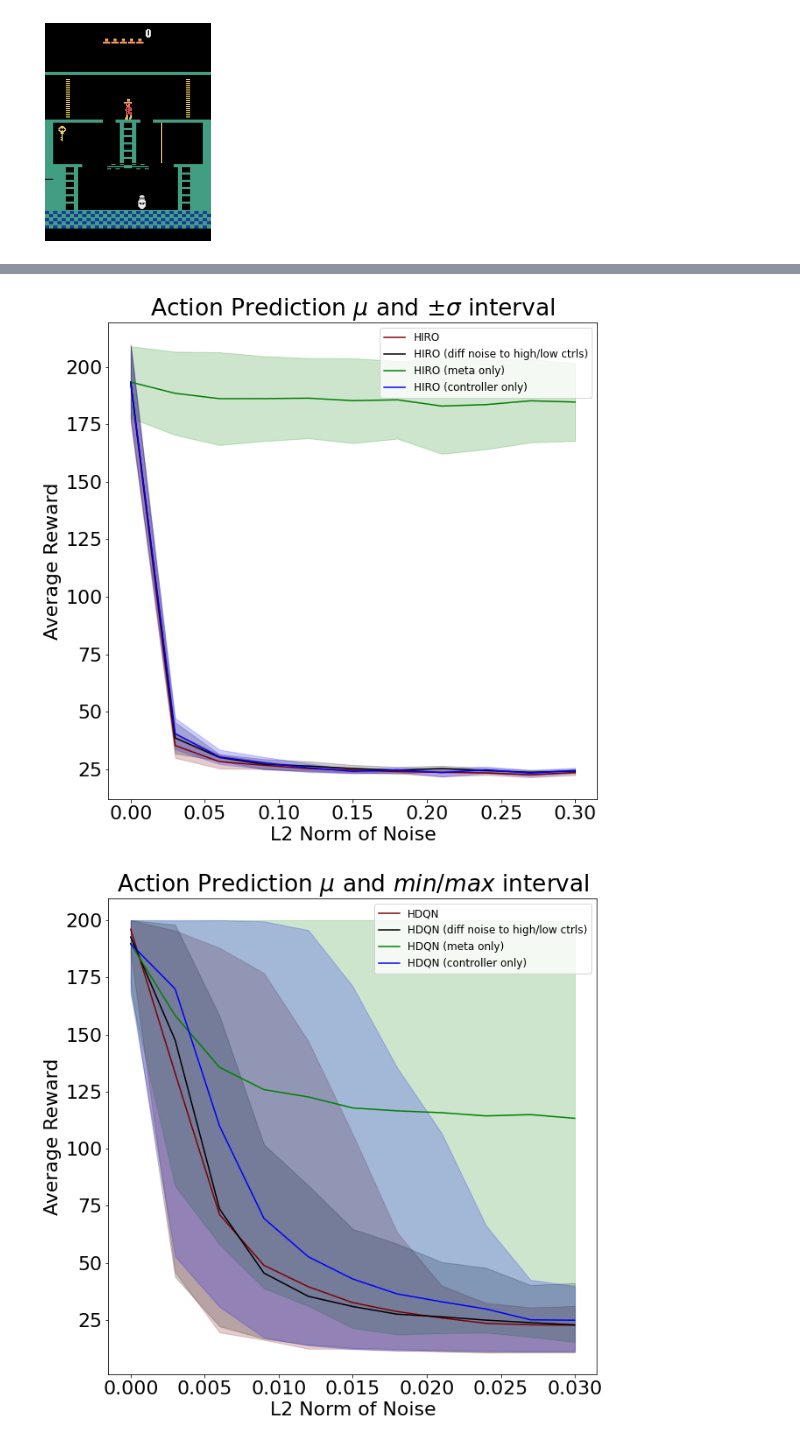
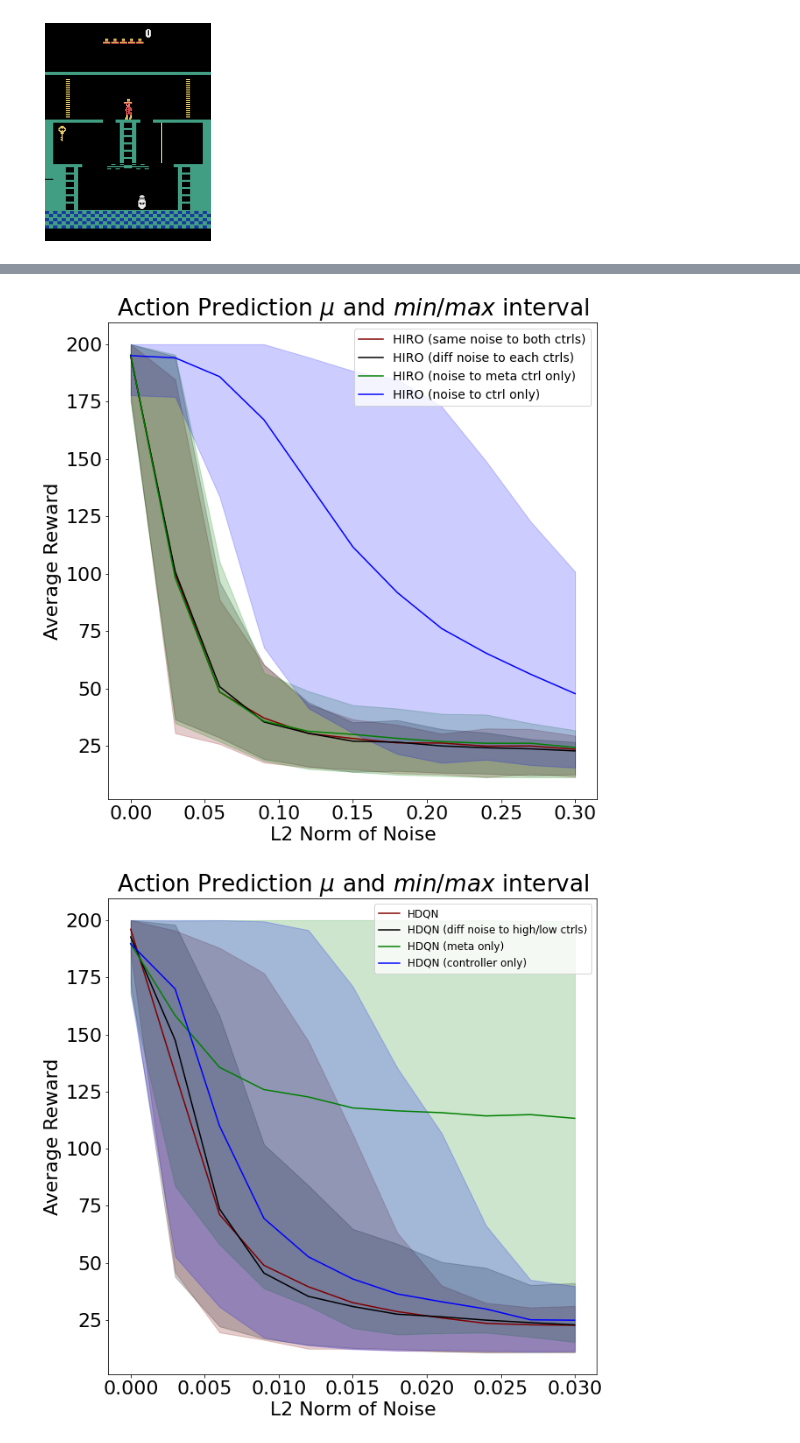
Before and after one commit to Davidobot/adversarial_hrl, a Jupyter notebook: plotting/plotting.ipynb, the cells around one changed output, grey strips where cells are left out. Cells and saved outputs as stored; diff of their text form; code cells hidden in the pictures.

Commit message:
Replace HIRO results post-bug-fix; add FGSM results

```diff
--- a/plotting/plotting.ipynb
+++ b/plotting/plotting.ipynb
@@ -60,7 +60,7 @@ def plot_norms(episodes):
         #plt.fill_between(x, mu + np.max(ys, axis=1) , mu - np.min(ys, axis=1), alpha=0.2, color=color)
         plt.fill_between(x, mu + stds , mu - stds, alpha=0.2, color=color)
 
-    plt.legend(prop={'size': 12})
+    plt.legend(prop={'size': 14})
     #plt.legend(bbox_to_anchor=(1.05, 1), loc='upper left', borderaxespad=0.)
     plt.savefig('noise_sigma.pdf', format='pdf', dpi=1000)
 
@@ -79,7 +79,7 @@ def plot_fgsm(episode_durations):
         plt.fill_between(x, mu + stds , mu - stds, alpha=0.2)
 
     plt.xticks(rotation=-45)
-    plt.legend(prop={'size': 12})
+    plt.legend(prop={'size': 14})
     #plt.legend(bbox_to_anchor=(1.05, 1), loc='upper left', borderaxespad=0.)
     plt.savefig('fgsm_sigma.pdf', format='pdf', dpi=1000)
 # %%
@@ -103,7 +103,7 @@ def plot_norms_minmax(episodes):
         stds = np.std(ys, axis = 1)
         plt.fill_between(x, np.max(ys, axis=1) , np.min(ys, axis=1), alpha=0.2, color=color)
 
-    plt.legend(prop={'size': 12})
+    plt.legend(prop={'size': 14})
     #plt.legend(bbox_to_anchor=(1.05, 1), loc='upper left', borderaxespad=0.)
     plt.savefig('noise_minmax.pdf', format='pdf', dpi=1000)
 
@@ -123,6 +123,6 @@ def plot_fgsm_minmax(episode_durations):
 
     plt.xticks(rotation=-45)
 
-    plt.legend(prop={'size': 12})
+    plt.legend(prop={'size': 14})
     #plt.legend(bbox_to_anchor=(1.05, 1), loc='upper left', borderaxespad=0.)
     plt.savefig('fgsm_minmax.pdf', format='pdf', dpi=1000)
@@ -149,13 +149,13 @@ plot_norms([\
 # %%
 import json
-plot_norms([\
-    (json.load(open("absolute_noise/hiro_episodes_new.json")), "maroon", "HIRO"),\
-    (json.load(open("absolute_noise_different/hiro_episodes_new.json")), "black", "HIRO (diff noise to high/low ctrls)"),\
-    (json.load(open("absolute_noise_meta_only/hiro_episodes_new.json")), "green", "HIRO (meta only)"),\
-    (json.load(open("absolute_noise_ctrl_only/hiro_episodes_new.json")), "blue", "HIRO (controller only)")
+plot_norms_minmax([\
+    (json.load(open("absolute_noise/hiro_episodes.json")), "maroon", "HIRO (same noise to both ctrls)"),\
+    (json.load(open("absolute_noise_different/hiro_episodes.json")), "black", "HIRO (diff noise to each ctrls)"),\
+    (json.load(open("absolute_noise_meta_only/hiro_episodes.json")), "green", "HIRO (noise to meta ctrl only)"),\
+    (json.load(open("absolute_noise_ctrl_only/hiro_episodes.json")), "blue", "HIRO (noise to ctrl only)")
    ])
 # %% [output]
-[figure, old version]
+[figure, new version]
 # %%
 import json
 plot_norms_minmax([\
```
Also changed, not shown: parts of 14 cells of this notebook, 18 other files.
